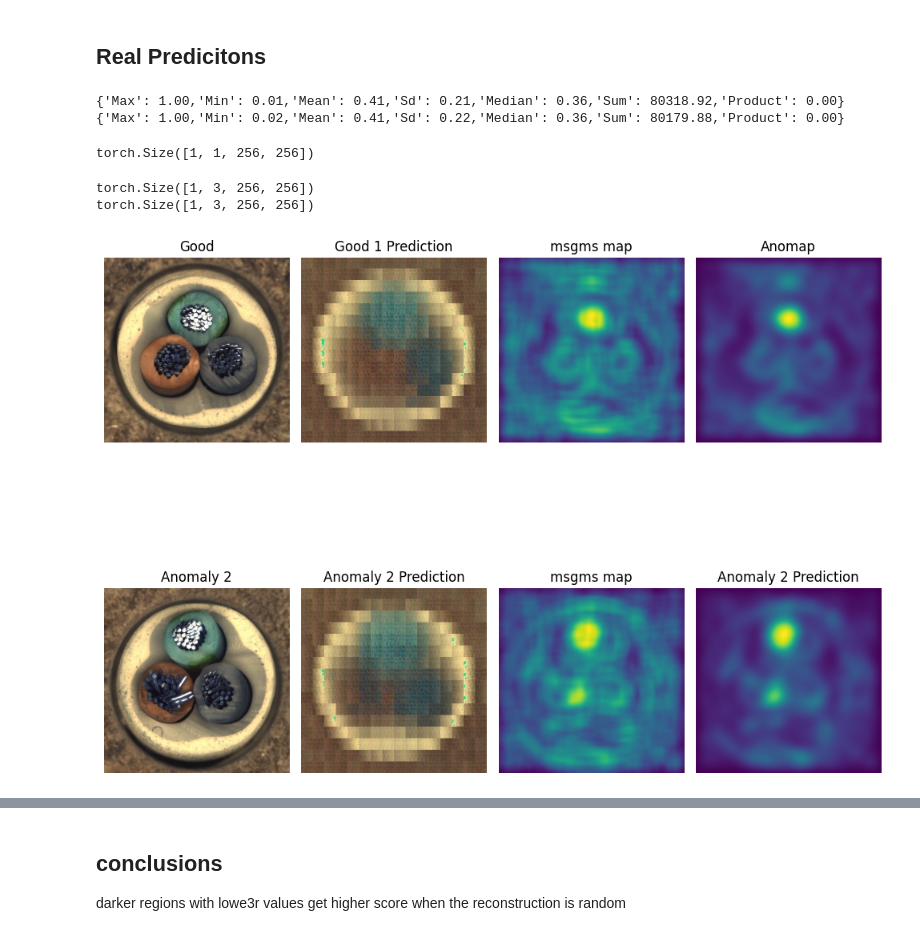
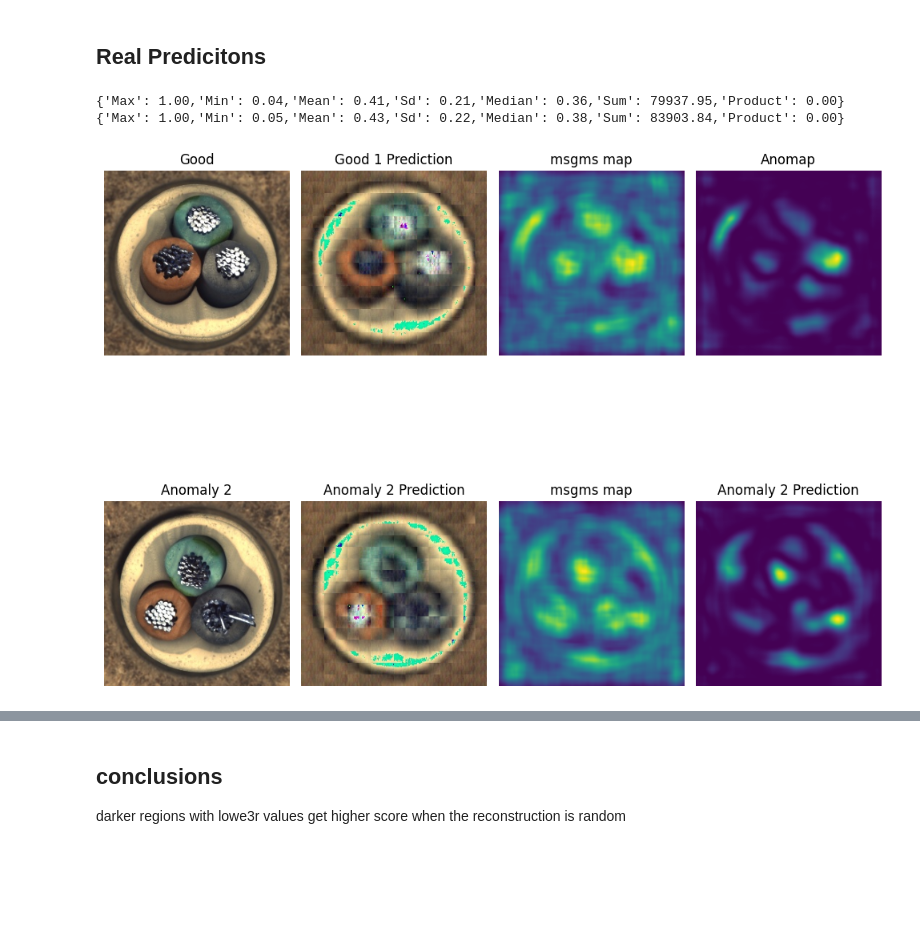
Before and after one commit to buehlpa/inpainting-transformer, a Jupyter notebook: evaluate_cable.ipynb, the cells around one changed output, grey strips where cells are left out. Cells and saved outputs as stored; diff of their text form; code cells hidden in the pictures; blank space fills up the shorter version.

```diff
--- a/evaluate_cable.ipynb
+++ b/evaluate_cable.ipynb
@@ -127,89 +219,36 @@ torch.Size([1, 3, 256, 256])
 # %%
 from PIL import Image
 import torch
 import matplotlib.pyplot as plt
 import torchvision.transforms as transforms
 
 
 transform = transforms.Compose([
     transforms.Resize((256, 256)),
     transforms.ToTensor()
 ])
 
 # Good
-good_real = Image.open('/home/bule/projects/inpainting-transformer/ckpt/results/good_000_image.jpg')
+good_real = Image.open('/home/bule/projects/inpainting-transformer/ckpt/results/good_002_image.jpg')
 image_tensor1 = transform(good_real)
 
-good_pred = Image.open('/home/bule/projects/inpainting-transformer/ckpt/results/good_000_recon.jpg')
+good_pred = Image.open('/home/bule/projects/inpainting-transformer/ckpt/results/good_002_recon.jpg')
 image_tensor1_pred = transform(good_pred)
 
 ## anomaly
-anomaly_real = Image.open('/home/bule/projects/inpainting-transformer/ckpt/results/bent_wire_000_image.jpg')
+anomaly_real = Image.open('/home/bule/projects/inpainting-transformer/ckpt/results/bent_wire_003_image.jpg')
 image_tensor2 = transform(anomaly_real)
 
-anomaly_pred= Image.open('/home/bule/projects/inpainting-transformer/ckpt/results/bent_wire_000_recon.jpg')
+anomaly_pred= Image.open('/home/bule/projects/inpainting-transformer/ckpt/results/bent_wire_003_recon.jpg')
 image_tensor2_pred = transform(anomaly_pred)
 
 
 print(met(image_tensor1))
 print(met(image_tensor2))
+
+
+process_and_plot_tensors(image_tensor1, image_tensor1_pred, image_tensor2, image_tensor2_pred,mean_z_diff=mean_z_diff)
 # %% [output]
-{'Max': 1.00,'Min': 0.01,'Mean': 0.41,'Sd': 0.21,'Median': 0.36,'Sum': 80318.92,'Product': 0.00}
-{'Max': 1.00,'Min': 0.02,'Mean': 0.41,'Sd': 0.22,'Median': 0.36,'Sum': 80179.88,'Product': 0.00}
+{'Max': 1.00,'Min': 0.04,'Mean': 0.41,'Sd': 0.21,'Median': 0.36,'Sum': 79937.95,'Product': 0.00}
+{'Max': 1.00,'Min': 0.05,'Mean': 0.43,'Sd': 0.22,'Median': 0.38,'Sum': 83903.84,'Product': 0.00}
+[figure, added]
-# %%
-map.shape
-# %% [output]
-torch.Size([1, 1, 256, 256])
-# %%
-msgms=MSGMSLoss()
-loss1, map1 =msgms(image_tensor1.unsqueeze(0),image_tensor1_pred.unsqueeze(0))
-diff = avg_multiscale(map1, scale_factors=[2, 4], gauss_kernel_size=21, gauss_sigma=2)
-diff_squared1 = diff**2
-
-loss2, map2 =msgms(image_tensor2.unsqueeze(0),image_tensor2_pred.unsqueeze(0))
-diff = avg_multiscale(map2, scale_factors=[2, 4], gauss_kernel_size=21, gauss_sigma=2)
-diff_squared2 = diff**2
-
-fig, axs = plt.subplots(2, 4, figsize=(10, 10))
-axs[0, 0].imshow(image_tensor1.permute(1, 2, 0))
-axs[0, 0].set_title('Good')
-axs[0, 0].axis('off')  # Turn off axis
-
-axs[0,1].imshow(image_tensor1_pred.permute(1, 2, 0))
-axs[0, 1].set_title('Good 1 Prediction')
-axs[0, 1].axis('off')
-
-axs[0,2].imshow(map1.squeeze(0).permute(1, 2, 0))
-axs[0, 2].set_title('msgms map' )
-axs[0, 2].axis('off')
-
-axs[0,3].imshow(diff_squared1.squeeze(0).permute(1, 2, 0))
-axs[0, 3].set_title('Anomap' )
-axs[0, 3].axis('off')
-
-
-axs[1, 0].imshow(image_tensor2.permute(1, 2, 0))
-axs[1, 0].set_title('Anomaly 2')
-axs[1, 0].axis('off')
-
-axs[1, 1].imshow(image_tensor2_pred.permute(1, 2, 0))
-axs[1, 1].set_title('Anomaly 2 Prediction')
-axs[1, 1].axis('off')
-
-
-axs[1, 2].imshow(map2.squeeze(0).permute(1, 2, 0))
-axs[1, 2].set_title('msgms map' )
-axs[1, 2].axis('off')
-
-axs[1, 3].imshow(diff_squared2.squeeze(0).permute(1, 2, 0))
-axs[1, 3].set_title('Anomaly 2 Prediction')
-axs[1, 3].axis('off')
-
-
-
-plt.tight_layout()
-plt.show()
-# %% [output]
-torch.Size([1, 3, 256, 256])
-torch.Size([1, 3, 256, 256])
-[figure, removed]
```
Also changed, not shown: parts of 12 cells of this notebook, 4 other files.
